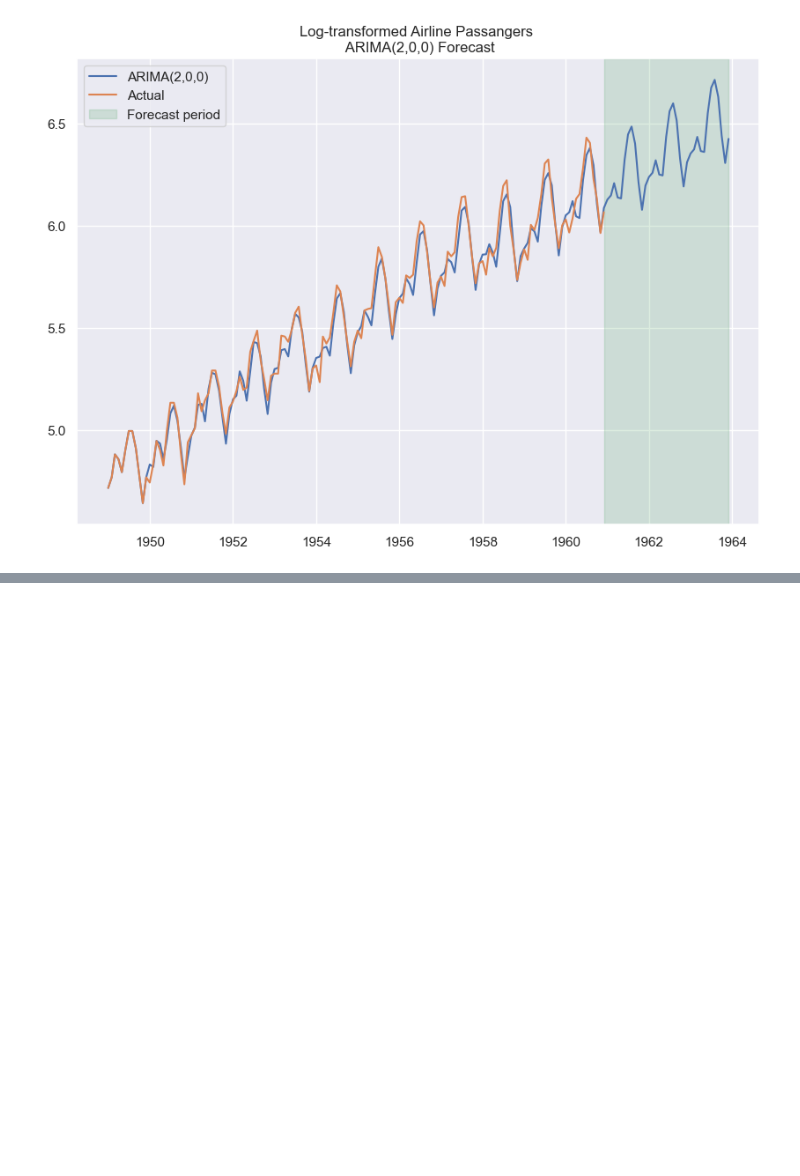
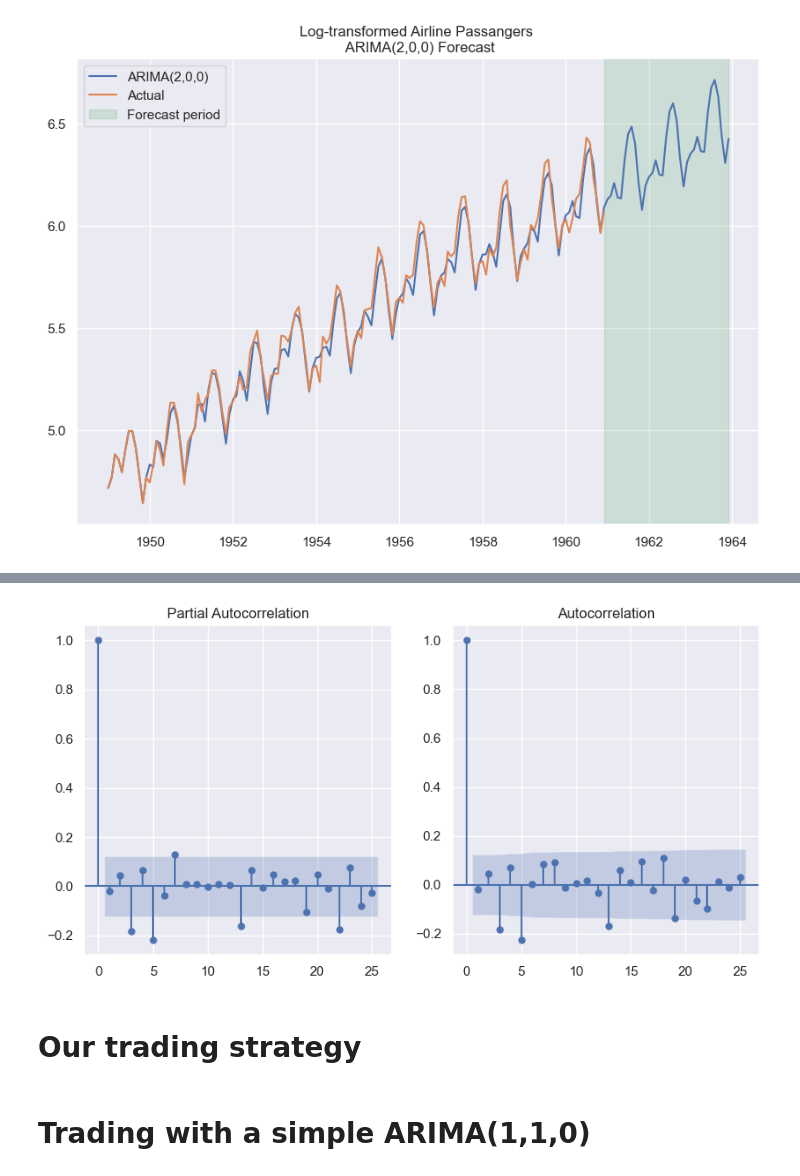
Before and after one commit to warwickdatasciencesociety/time-series-workshops, a Jupyter notebook: demo-notebook.ipynb, the cells around one changed output, grey strips where cells are left out. Cells and saved outputs as stored; diff of their text form; code cells hidden in the pictures; blank space fills up the shorter version.

```diff
--- a/demo-notebook.ipynb
+++ b/demo-notebook.ipynb
@@ -474,0 +532,6 @@ plt.show()
+# %%
+plot_acf_pacf(returns[1:])
+# %% [output]
+[figure, added]
+# %% [markdown]
+# Our trading strategy
@@ -474,0 +582,2 @@ plt.show()
+# %% [markdown]
+# Trading with a simple ARIMA(1,1,0)
```
Also changed, not shown: parts of 24 cells of this notebook, 2 other files.
